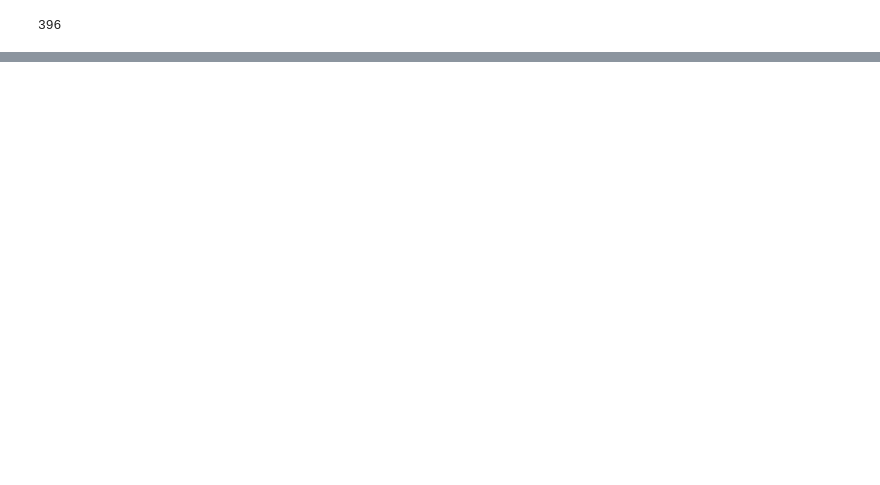
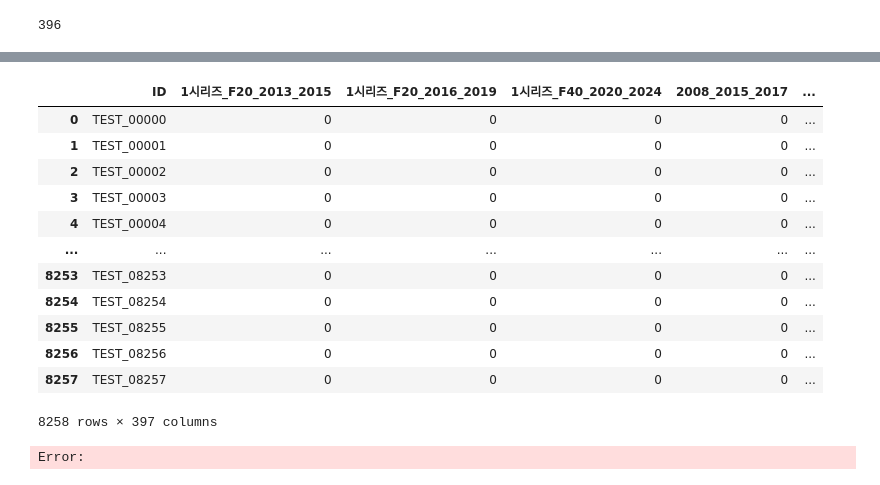
Before and after one commit to yong-again/img_clf, a Jupyter notebook: notebooks/EDA.ipynb, the cells around one changed output, grey strips where cells are left out. Saved outputs shown, nothing was run; the diff lists cells and outputs as text; code cells hidden in the pictures; blank space fills up the shorter version.

```diff
--- a/notebooks/EDA.ipynb
+++ b/notebooks/EDA.ipynb
@@ -52,0 +152,20 @@ df[:100].to_csv('/Users/iyongjeong/WORK/dacon/clf/data/train_csv/train_file_list
+# %%
+result_df = result_df["ID"]
+# %% [output]
+|  | ID | 1시리즈_F20_2013_2015 | 1시리즈_F20_2016_2019 | 1시리즈_F40_2020_2024 | 2008_2015_2017 | ... |
+| 0 | TEST_00000 | 0 | 0 | 0 | 0 | ... |
+| 1 | TEST_00001 | 0 | 0 | 0 | 0 | ... |
+| 2 | TEST_00002 | 0 | 0 | 0 | 0 | ... |
+| 3 | TEST_00003 | 0 | 0 | 0 | 0 | ... |
+| 4 | TEST_00004 | 0 | 0 | 0 | 0 | ... |
+| ... | ... | ... | ... | ... | ... | ... |
+| 8253 | TEST_08253 | 0 | 0 | 0 | 0 | ... |
+| 8254 | TEST_08254 | 0 | 0 | 0 | 0 | ... |
+| 8255 | TEST_08255 | 0 | 0 | 0 | 0 | ... |
+| 8256 | TEST_08256 | 0 | 0 | 0 | 0 | ... |
+| 8257 | TEST_08257 | 0 | 0 | 0 | 0 | ... |
+8258 rows × 397 columns
+# %%
+result_df.to_csv(r'C:\works\dacon\img_clf\data\submission.csv', index=False)
+# %% [output]
+Error:
```
Also changed, not shown: parts of 20 cells of this notebook, 10 other files.
